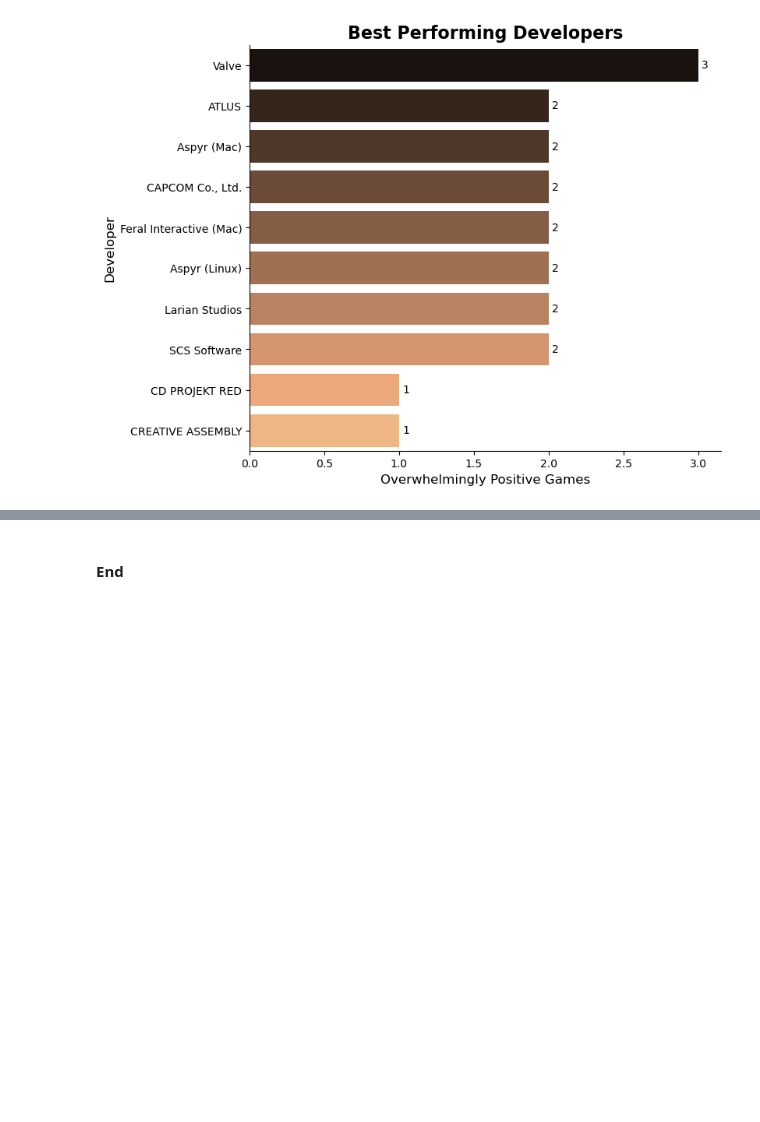
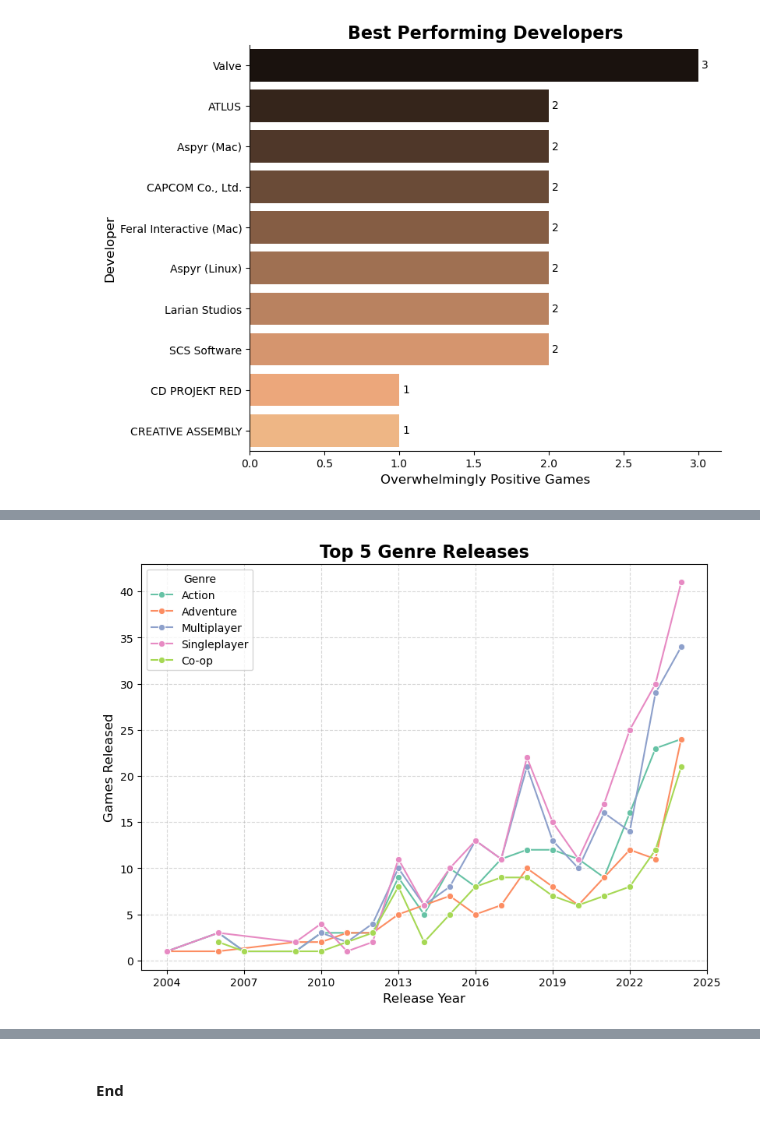
Before and after one commit to riowinarno/steam-games-reviews-and-rankings, a Jupyter notebook: notebook.ipynb, the cells around one changed output, grey strips where cells are left out. Saved outputs shown, nothing was run; the diff lists cells and outputs as text; code cells hidden in the pictures; blank space fills up the shorter version.

Commit message:
feat: complete intermediate EDA on playtime correlation, genre trends, and engagement ratio

```diff
--- a/notebook.ipynb
+++ b/notebook.ipynb
@@ -326,7 +326,7 @@ df_games_desc_clean.head()
 ##### <b>Convert data type</b>
 # %%
 # Change release_date type do datetime
-df_games_desc_clean['release_date'] = pd.to_datetime(df_games_desc_clean['release_date'], format='mixed')
+df_games_desc_clean['release_date'] = pd.to_datetime(df_games_desc_clean['release_date'], format='mixed', errors='coerce')
 # %%
 # Change numerical columns to numerical data type
 num_cols = [
@@ -770,0 +837,3 @@ plt.show()
+# %%
+df_genres_exploded['release_year'] = df_genres_exploded['release_date'].dt.year
+df_genres_exploded['release_year'].describe()
@@ -770,0 +850,3 @@ plt.show()
+# %%
+top_5_genre_released = df_genres_exploded[df_genres_exploded['genres'].isin(top_10_reviewed_genres['genres'].head(5))]
+top_5_genre_released.head()
@@ -770,0 +860,6 @@ plt.show()
+# %%
+top_5_genre_released_year = top_5_genre_released.groupby(['release_year', 'genres']).agg({
+    'game_name': 'nunique',
+}).reset_index()
+
+top_5_genre_released_year
@@ -770,0 +880,26 @@ plt.show()
+# %%
+# Visualization
+fig, ax = plt.subplots(figsize=(8, 6), layout='constrained')
+
+sns.lineplot(
+    top_5_genre_released_year,
+    x='release_year',
+    y='game_name',
+    hue='genres',
+    palette='Set2',
+    ax=ax,
+    marker='o',
+)
+
+ax.set_title('Top 5 Genre Releases', fontweight='bold', fontsize=16)
+ax.set_xlabel('Release Year', fontsize=12)
+ax.set_ylabel('Games Released', fontsize=12)
+
+ax.xaxis.set_major_locator(MaxNLocator(integer=True))
+
+ax.grid(True, linestyle='--', alpha=.5)
+ax.legend(title='Genre')
+
+plt.show()
+# %% [output]
+[figure, added]
```
Also changed, not shown: parts of 17 cells of this notebook.
